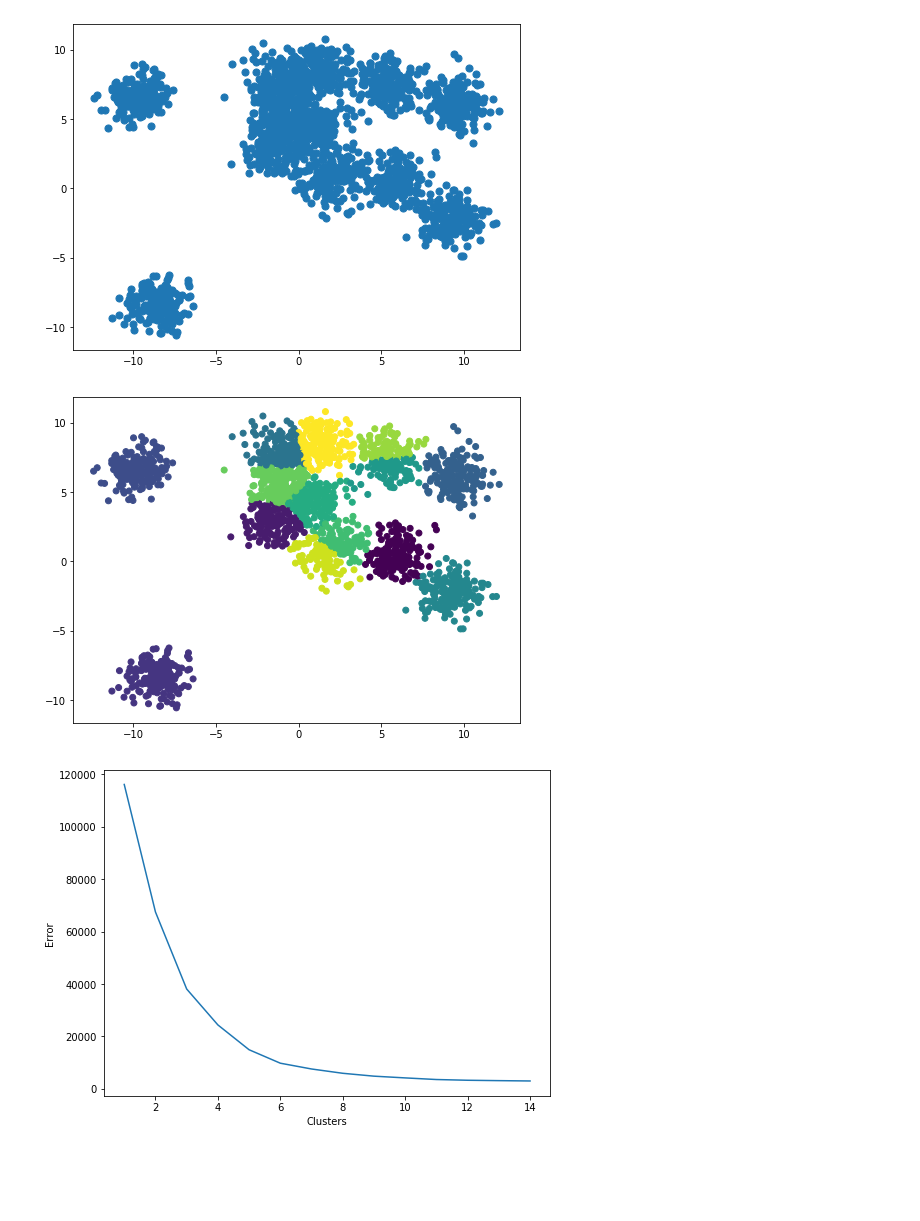
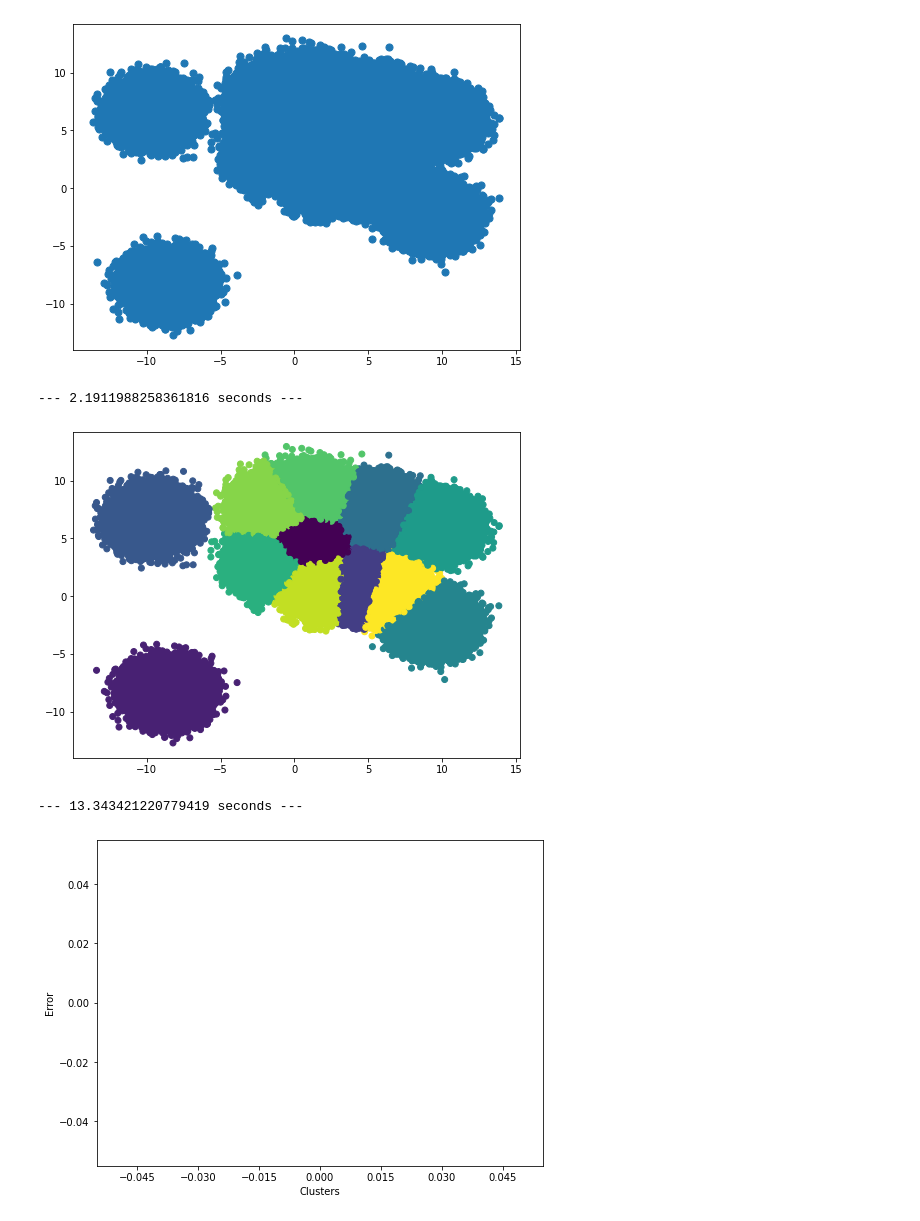
Before and after one commit to ggmartins/Notebooks, a Jupyter notebook: clustering1/sklearn/skkmeans1.ipynb, the cells around one changed output. Saved outputs shown, nothing was run; the diff lists cells and outputs as text; code cells hidden in the pictures; blank space fills up the shorter version.

```diff
--- a/clustering1/sklearn/skkmeans1.ipynb
+++ b/clustering1/sklearn/skkmeans1.ipynb
@@ -3,45 +3,58 @@ import numpy as np
 import pandas as pd
 import pickle
 from matplotlib import pyplot as plt
+import time
+
 %matplotlib inline
 plt.rcParams["figure.figsize"] = (8,6)
 
-from sklearn.cluster import KMeans
+from h2o4gpu.solvers import KMeans
+#from sklearn.cluster import KMeans
 from sklearn.datasets import make_blobs
 
 from matplotlib.ticker import MaxNLocator
 from matplotlib.pyplot import figure, show
 
-randint = 12 #np.random.randint(9, 10)
-X, y_true = make_blobs(n_samples=2000, centers=randint,cluster_std=1.0, random_state=0)
+start_time = time.time()
+centers = 12 #np.random.randint(9, 10)
+X, y_true = make_blobs(n_samples=800000, centers=centers, cluster_std=1.0, random_state=0)
 plt.scatter(X[:, 0], X[:, 1], s=50)
 plt.show()
+
+print("--- %s seconds ---" % (time.time() - start_time))
+start_time = time.time()
 
 guesses = []
 guess_error_rates = []
 
-guess = np.arange(1,15)
+guess = [12] #np.arange(1,15)
 
 # make a k_means variable equal to KMeans with "guess" number of clusters (See above!)
 # fit KMeans to the data "X"
 for c in guess:
     k_means = KMeans(n_clusters=c)
     k_means.fit(X)
     clusters = k_means.predict(X)
     guesses.append(c)
     guess_error_rates.append(k_means.inertia_)
 
+
 plt.scatter(X[:, 0], X[:, 1], c=clusters)
 plt.show()
 ax = figure().gca()
 ax.xaxis.set_major_locator(MaxNLocator(integer=True))
+
+print("--- %s seconds ---" % (time.time() - start_time))
+start_time = time.time()
 
 
 plt.plot(guesses, guess_error_rates)
 plt.xlabel("Clusters")
 plt.ylabel("Error")
 plt.show()
 # %% [output]
-[figure, old version]
+[figure, new version]
+--- 2.1911988258361816 seconds ---
-[figure, old version]
+[figure, new version]
+--- 13.343421220779419 seconds ---
-[figure, old version]
+[figure, new version]
```
